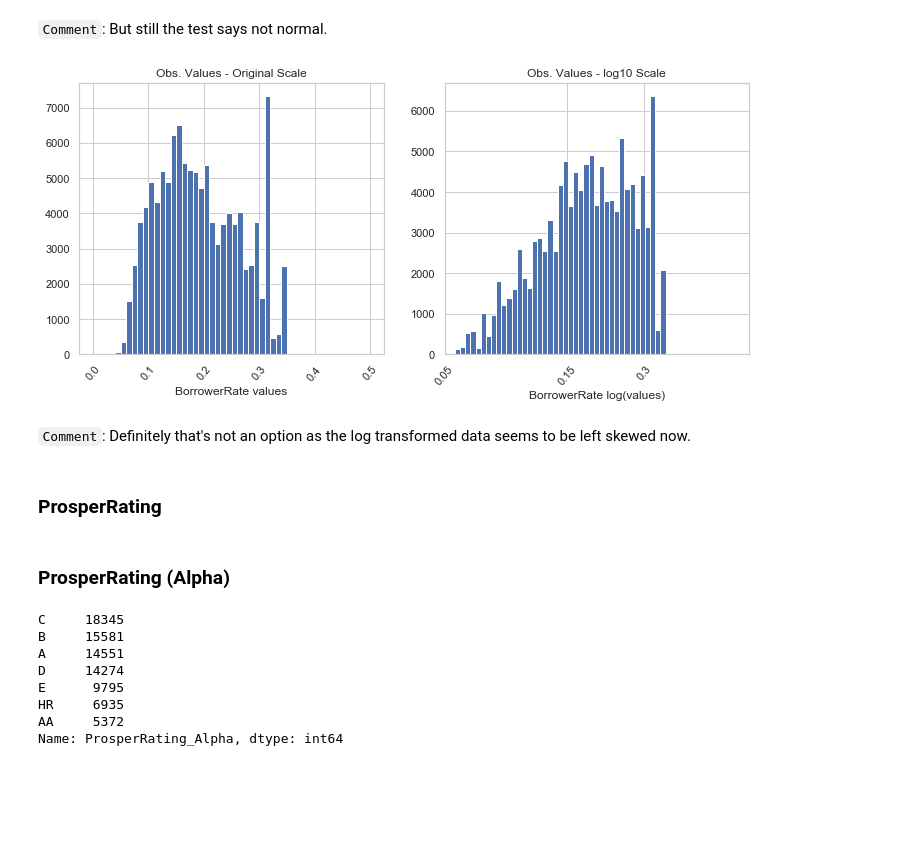
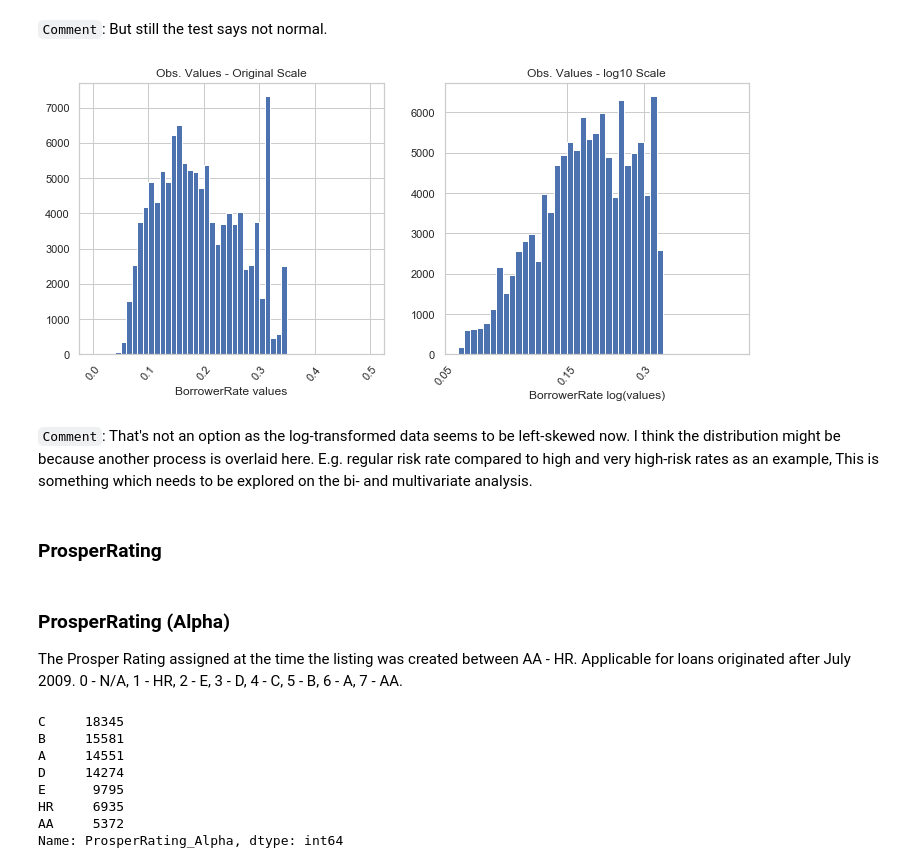
Before and after one commit to moosial/CommunicateDataFindings, a Jupyter notebook: exploration_Prosper_CA.ipynb, the cells around one changed output. Drawn from its saved outputs; the diff is of its cells as text; code cells hidden in the pictures; blank space fills up the shorter version.

Commit message:
feature: Univariate Analysis cont.

```diff
--- a/exploration_Prosper_CA.ipynb
+++ b/exploration_Prosper_CA.ipynb
@@ -838,20 +862,22 @@ Statistics=17743.013, p=0.000
 # %%
 # ok let's do a scale log transformation
 metric_distri_log(data = df.BorrowerRate,
                   figsize = [12, 5],
                   bin_size_n = 0.01,
                   tick_size_n = 0.1,
-                  bin_size_l = 0.02,
+                  bin_size_l = 0.025,
                   tick_locs = [0.05, 0.15, 0.3],
                   initial = False)
 # %% [output]
-[figure, old version]
+[figure, new version]
-# %% [markdown]
-`Comment`: Definitely that's not an option as the log transformed data seems to be left skewed now.
+# %% [markdown]
+`Comment`: That's not an option as the log-transformed data seems to be left-skewed now. I think the distribution might be because another process is overlaid here. E.g. regular risk rate compared to high and very high-risk rates as an example, This is something which needs to be explored on the bi- and multivariate analysis.
 # %% [markdown]
 ### ProsperRating
-# %% [markdown]
-### ProsperRating (Alpha)
+# %% [markdown]
+### ProsperRating (Alpha)
+The Prosper Rating assigned at the time the listing was created between AA - HR. Applicable for loans originated after July 2009.
+0 - N/A, 1 - HR, 2 - E, 3 - D, 4 - C, 5 - B, 6 - A, 7 - AA.
 # %%
 df.ProsperRating_Alpha.value_counts()
 # %% [output]
```
Also changed, not shown: parts of 58 cells of this notebook, 1 other file.
